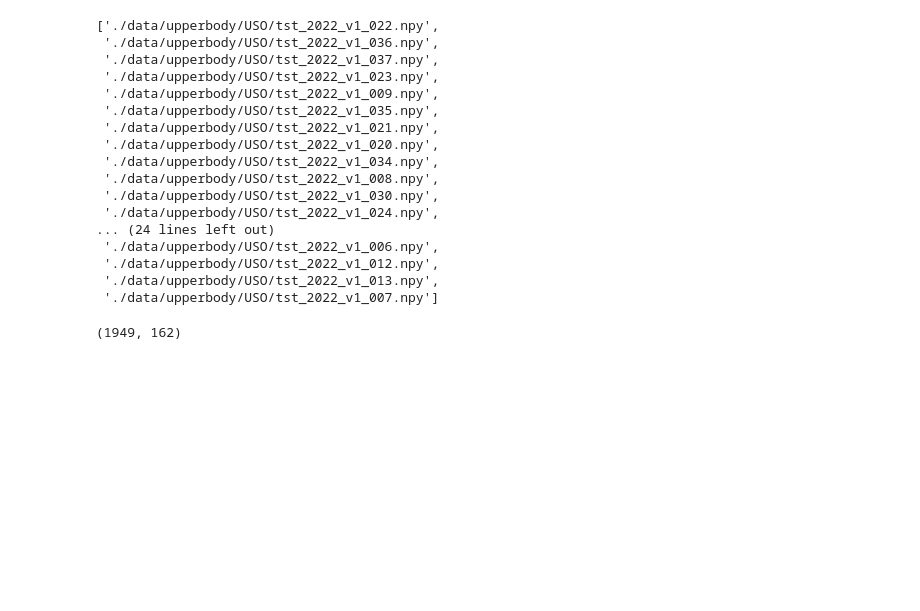
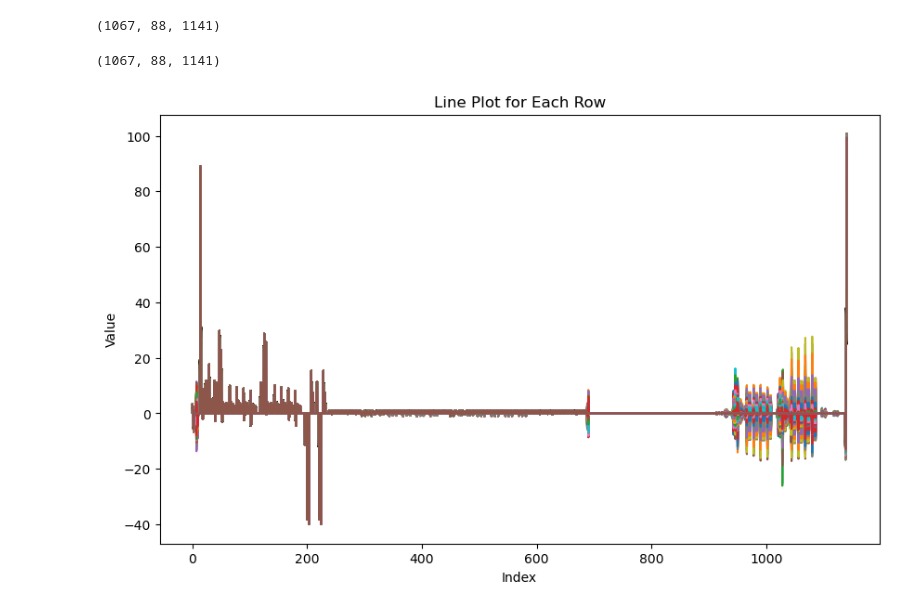
Before and after one commit to GestureScore/GestureScore, a Jupyter notebook: score.ipynb, the cells around one changed output. Drawn from its saved outputs; the diff is of its cells as text; code cells hidden in the pictures; blank space fills up the shorter version.

```diff
--- a/score.ipynb
+++ b/score.ipynb
@@ -25,21 +56,8 @@ UNA
+# %%
+print(np.shape(real_clip))
+np.shape(predict_clip)
+# %% [output]
+(1067, 88, 1141)
+(1067, 88, 1141)
 # %%
-npy_files = [os.path.join(USO_Path, npy) for npy in os.listdir(USO_Path)]
-npy_files
+np.savez_compressed('./data/real_dataset.npz', gesture=real_clip)
-# %% [output]
-['./data/upperbody/USO/tst_2022_v1_022.npy',
- './data/upperbody/USO/tst_2022_v1_036.npy',
- './data/upperbody/USO/tst_2022_v1_037.npy',
- './data/upperbody/USO/tst_2022_v1_023.npy',
- './data/upperbody/USO/tst_2022_v1_009.npy',
- './data/upperbody/USO/tst_2022_v1_035.npy',
- './data/upperbody/USO/tst_2022_v1_021.npy',
- './data/upperbody/USO/tst_2022_v1_020.npy',
- './data/upperbody/USO/tst_2022_v1_034.npy',
- './data/upperbody/USO/tst_2022_v1_008.npy',
- './data/upperbody/USO/tst_2022_v1_030.npy',
- './data/upperbody/USO/tst_2022_v1_024.npy',
-... (24 lines left out)
- './data/upperbody/USO/tst_2022_v1_006.npy',
- './data/upperbody/USO/tst_2022_v1_012.npy',
- './data/upperbody/USO/tst_2022_v1_013.npy',
- './data/upperbody/USO/tst_2022_v1_007.npy']
@@ -48,4 +64,2 @@ npy = np.load(npy_files[0])
 # %%
-npy.shape
+np.savez_compressed('./data/predict_dataset.npz', gesture=predict_clip)
-# %% [output]
-(1949, 162)
@@ -51,0 +71,13 @@ npy.shape
+# %%
+import numpy as np
+import matplotlib.pyplot as plt
+
+plt.figure(figsize=(10, 6))
+# for i in range(data.shape[0]):
+plt.plot(data)  # Label only first 5 rows for clarity
+plt.title("Line Plot for Each Row")
+plt.xlabel("Index")
+plt.ylabel("Value")
+plt.show()
+# %% [output]
+[figure, added]
```
Also changed, not shown: parts of 12 cells of this notebook, 8 other files.
